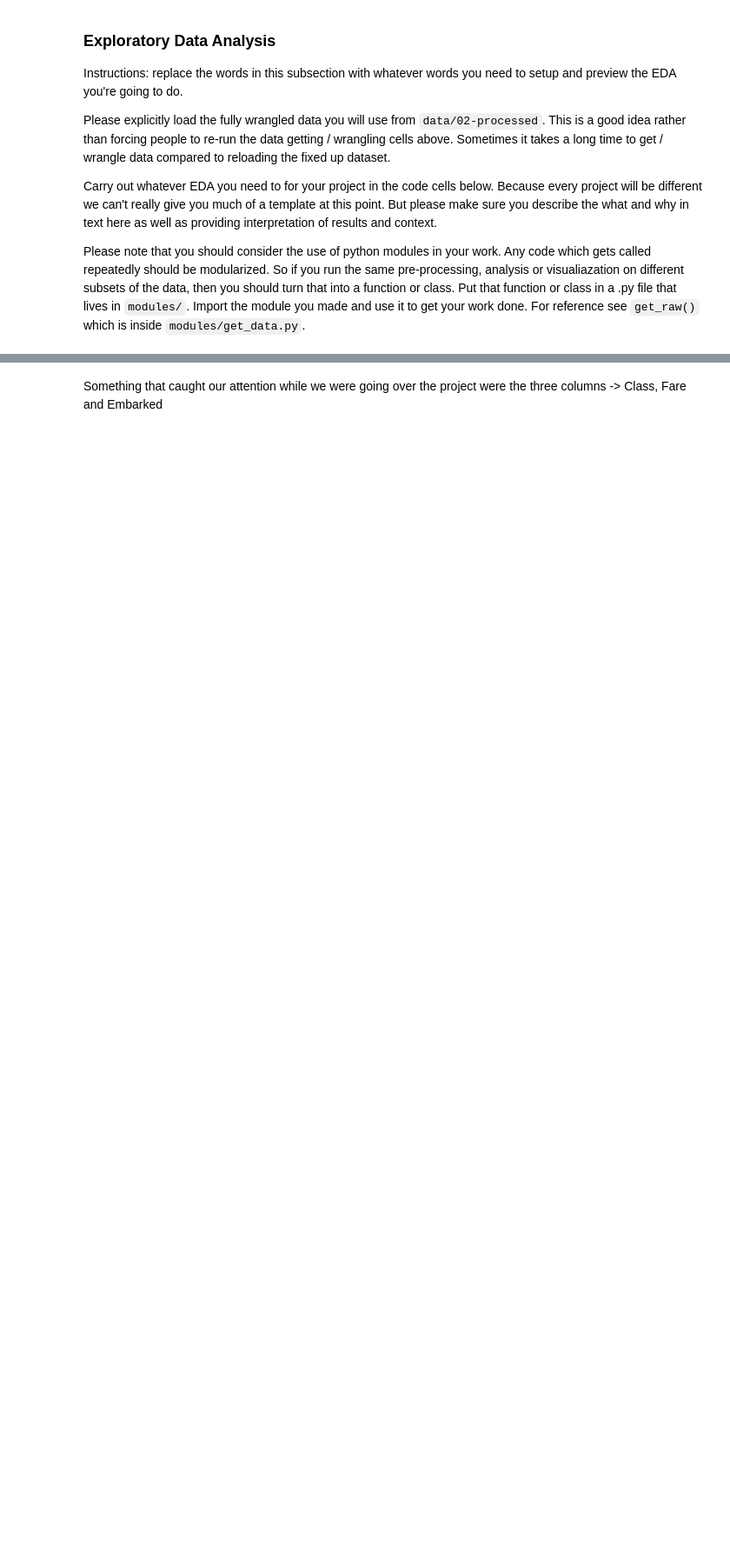
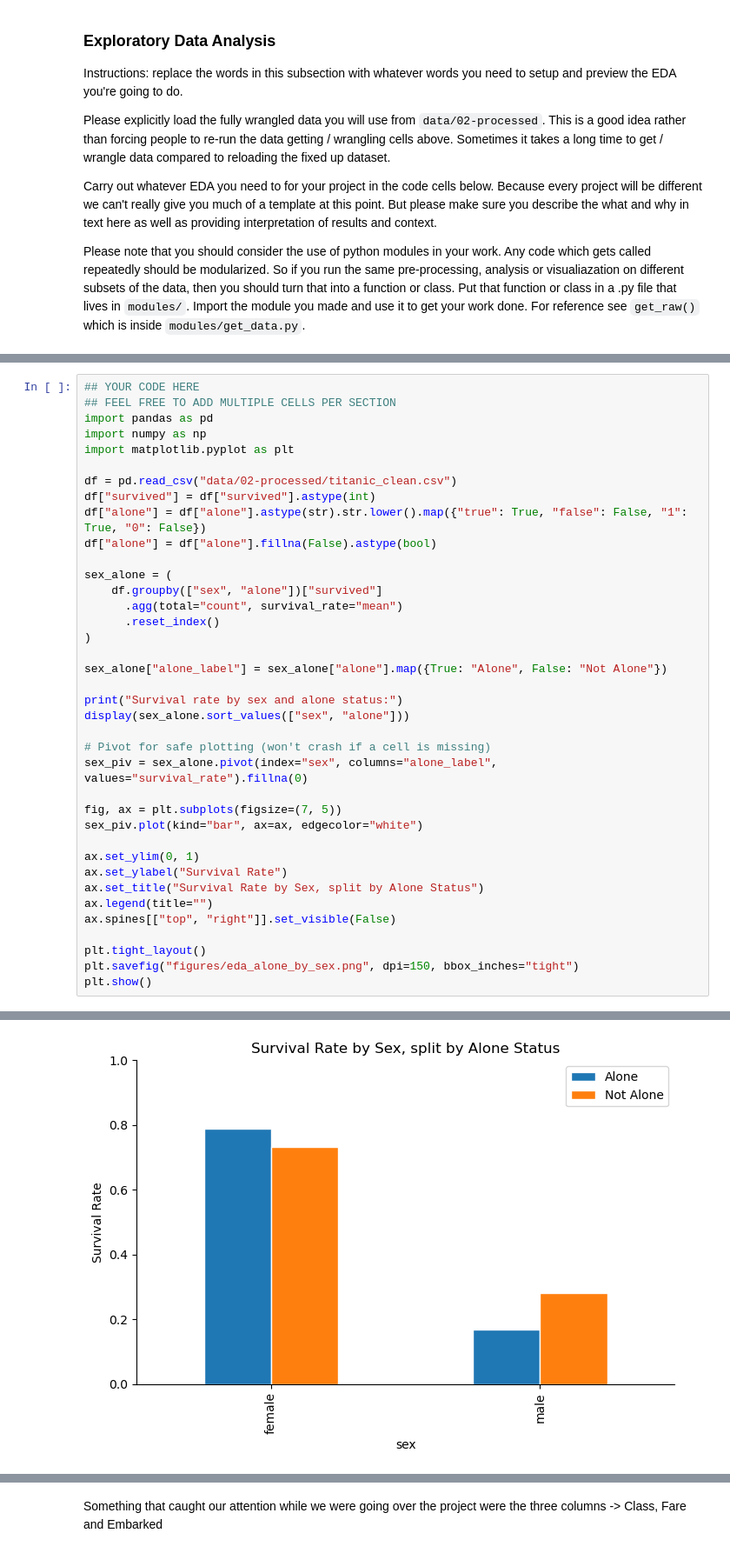
Before and after one commit to COGS108/Group036_WI26, a Jupyter notebook: 02-EDACheckpoint.ipynb, the cells around one changed output, grey strips where cells are left out. Shown at 87% size. Cells and saved outputs as stored; diff of their text form; blank space fills up the shorter version.

Commit message:
Consolidated all cells

```diff
--- a/02-EDACheckpoint.ipynb
+++ b/02-EDACheckpoint.ipynb
@@ -258,0 +501,39 @@ Some more words and stuff.  Remember notebooks work best if you interleave the c
+# %%
+## YOUR CODE HERE
+## FEEL FREE TO ADD MULTIPLE CELLS PER SECTION
+import pandas as pd
+import numpy as np
+import matplotlib.pyplot as plt
+
+df = pd.read_csv("data/02-processed/titanic_clean.csv")
+df["survived"] = df["survived"].astype(int)
+df["alone"] = df["alone"].astype(str).str.lower().map({"true": True, "false": False, "1": True, "0": False})
+df["alone"] = df["alone"].fillna(False).astype(bool)
+
+sex_alone = (
+    df.groupby(["sex", "alone"])["survived"]
+      .agg(total="count", survival_rate="mean")
+      .reset_index()
+)
+
+sex_alone["alone_label"] = sex_alone["alone"].map({True: "Alone", False: "Not Alone"})
+
+print("Survival rate by sex and alone status:")
+display(sex_alone.sort_values(["sex", "alone"]))
+
+# Pivot for safe plotting (won't crash if a cell is missing)
+sex_piv = sex_alone.pivot(index="sex", columns="alone_label", values="survival_rate").fillna(0)
+
+fig, ax = plt.subplots(figsize=(7, 5))
+sex_piv.plot(kind="bar", ax=ax, edgecolor="white")
+
+ax.set_ylim(0, 1)
+ax.set_ylabel("Survival Rate")
+ax.set_title("Survival Rate by Sex, split by Alone Status")
+ax.legend(title="")
+ax.spines[["top", "right"]].set_visible(False)
+
+plt.tight_layout()
+plt.savefig("figures/eda_alone_by_sex.png", dpi=150, bbox_inches="tight")
+plt.show()
+# %% [output]
@@ -258,0 +546 @@ Some more words and stuff.  Remember notebooks work best if you interleave the c
+[figure, added]
```
Also changed, not shown: parts of 58 cells of this notebook.
